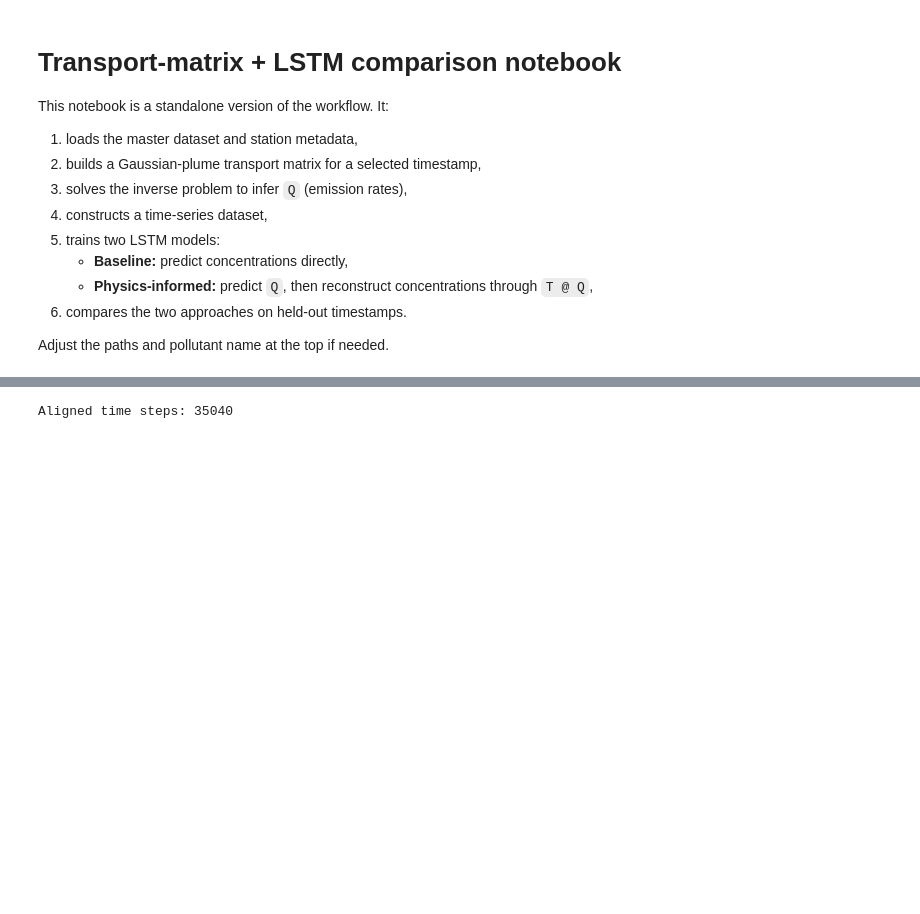
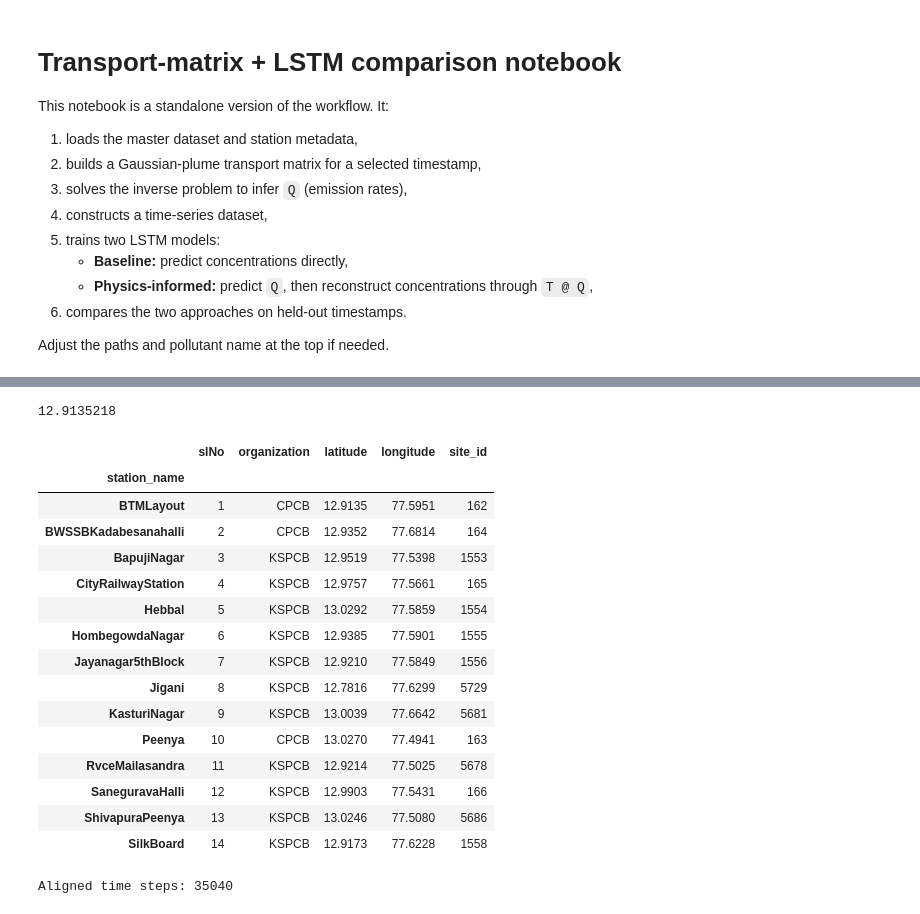
Before and after one commit to Sri-Ram-A/AirModeling, a Jupyter notebook: backend/data/train/full_transport_lstm_comparison_notebook_corrected.ipynb, the cells around one changed output, grey strips where cells are left out. Saved outputs shown, nothing was run; the diff lists cells and outputs as text; code cells hidden in the pictures; blank space fills up the shorter version.

```diff
--- a/backend/data/train/full_transport_lstm_comparison_notebook_corrected.ipynb
+++ b/backend/data/train/full_transport_lstm_comparison_notebook_corrected.ipynb
@@ -178,4 +129,26 @@ org                            object
 latitude                      float64
 longitude                     float64
 dtype: object
+# %%
+demo = stations_df.set_index("station_name")
+print(demo.loc["BTMLayout"]["latitude"])
+demo
+# %% [output]
+12.9135218
+|  | slNo | organization | latitude | longitude | site_id |
+| station_name |  |  |  |  |  |
+| BTMLayout | 1 | CPCB | 12.9135 | 77.5951 | 162 |
+| BWSSBKadabesanahalli | 2 | CPCB | 12.9352 | 77.6814 | 164 |
+| BapujiNagar | 3 | KSPCB | 12.9519 | 77.5398 | 1553 |
+| CityRailwayStation | 4 | KSPCB | 12.9757 | 77.5661 | 165 |
+| Hebbal | 5 | KSPCB | 13.0292 | 77.5859 | 1554 |
+| HombegowdaNagar | 6 | KSPCB | 12.9385 | 77.5901 | 1555 |
+| Jayanagar5thBlock | 7 | KSPCB | 12.9210 | 77.5849 | 1556 |
+| Jigani | 8 | KSPCB | 12.7816 | 77.6299 | 5729 |
+| KasturiNagar | 9 | KSPCB | 13.0039 | 77.6642 | 5681 |
+| Peenya | 10 | CPCB | 13.0270 | 77.4941 | 163 |
+| RvceMailasandra | 11 | KSPCB | 12.9214 | 77.5025 | 5678 |
+| SaneguravaHalli | 12 | KSPCB | 12.9903 | 77.5431 | 166 |
+| ShivapuraPeenya | 13 | KSPCB | 13.0246 | 77.5080 | 5686 |
+| SilkBoard | 14 | KSPCB | 12.9173 | 77.6228 | 1558 |
 # %%
```
Also changed, not shown: parts of 21 cells of this notebook, 50 other files.
